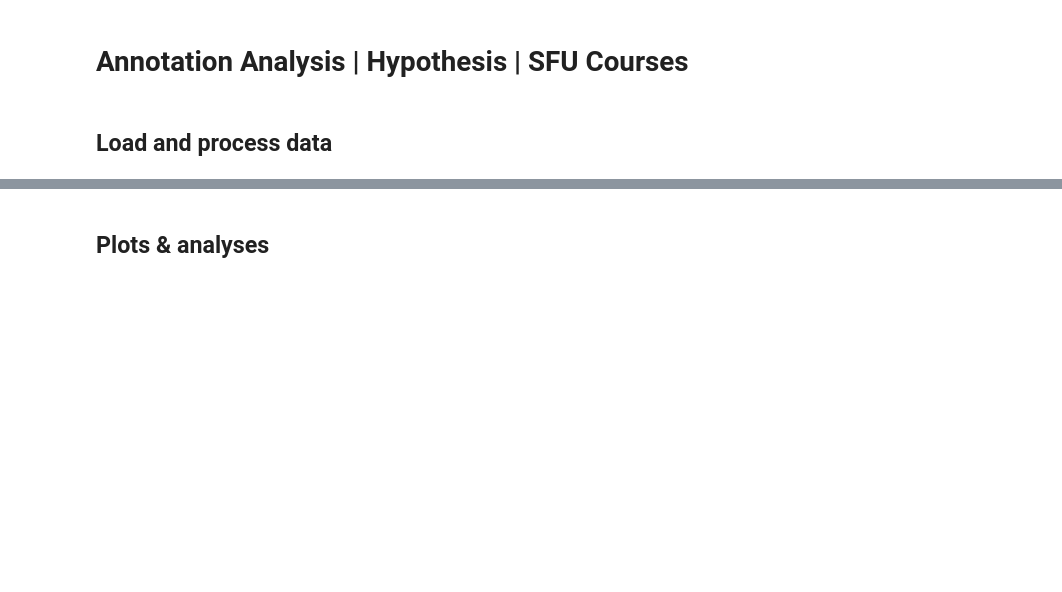
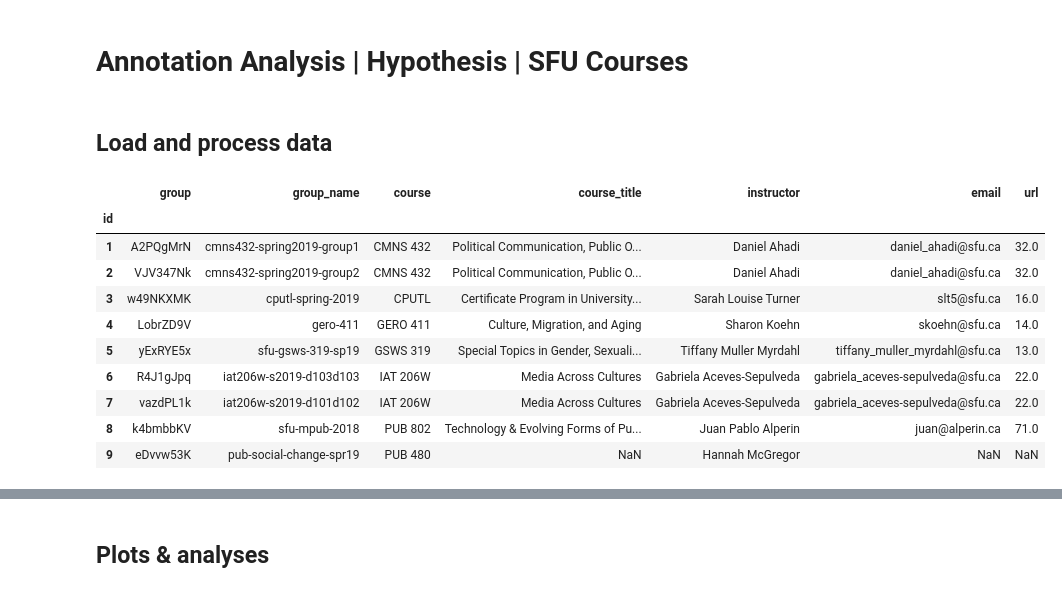
Before and after one commit to ScholCommLab/annotation-analysis, a Jupyter notebook: code/annotation_analysis.ipynb, the cells around one changed output, grey strips where cells are left out. Saved outputs shown, nothing was run; the diff lists cells and outputs as text; code cells hidden in the pictures; blank space fills up the shorter version.

```diff
--- a/code/annotation_analysis.ipynb
+++ b/code/annotation_analysis.ipynb
@@ -36,3 +37,21 @@ comments_file = data_dir / "comments.csv"
 readings_file = data_dir / "readings.csv"
 # %% [markdown]
 ## Load and process data
+# %%
+groups = pd.read_csv(str(groups_file), index_col="id")
+comments = pd.read_csv(str(comments_file), index_col="id",
+                       parse_dates=['created', 'updated'])
+# %%
+groups
+# %% [output]
+|  | group | group_name | course | course_title | instructor | email | url |
+| id |  |  |  |  |  |  |  |
+| 1 | A2PQgMrN | cmns432-spring2019-group1 | CMNS 432 | Political Communication, Public O... | Daniel Ahadi | daniel_ahadi@sfu.ca | 32.0 |
+| 2 | VJV347Nk | cmns432-spring2019-group2 | CMNS 432 | Political Communication, Public O... | Daniel Ahadi | daniel_ahadi@sfu.ca | 32.0 |
+| 3 | w49NKXMK | cputl-spring-2019 | CPUTL | Certificate Program in University... | Sarah Louise Turner | slt5@sfu.ca | 16.0 |
+| 4 | LobrZD9V | gero-411 | GERO 411 | Culture, Migration, and Aging | Sharon Koehn | skoehn@sfu.ca | 14.0 |
+| 5 | yExRYE5x | sfu-gsws-319-sp19 | GSWS 319 | Special Topics in Gender, Sexuali... | Tiffany Muller Myrdahl | tiffany_muller_myrdahl@sfu.ca | 13.0 |
+| 6 | R4J1gJpq | iat206w-s2019-d103d103 | IAT 206W | Media Across Cultures | Gabriela Aceves-Sepulveda | gabriela_aceves-sepulveda@sfu.ca | 22.0 |
+| 7 | vazdPL1k | iat206w-s2019-d101d102 | IAT 206W | Media Across Cultures | Gabriela Aceves-Sepulveda | gabriela_aceves-sepulveda@sfu.ca | 22.0 |
+| 8 | k4bmbbKV | sfu-mpub-2018 | PUB 802 | Technology & Evolving Forms of Pu... | Juan Pablo Alperin | juan@alperin.ca | 71.0 |
+| 9 | eDvvw53K | pub-social-change-spr19 | PUB 480 | NaN | Hannah McGregor | NaN | NaN |
```
Also changed, not shown: parts of 18 cells of this notebook.
